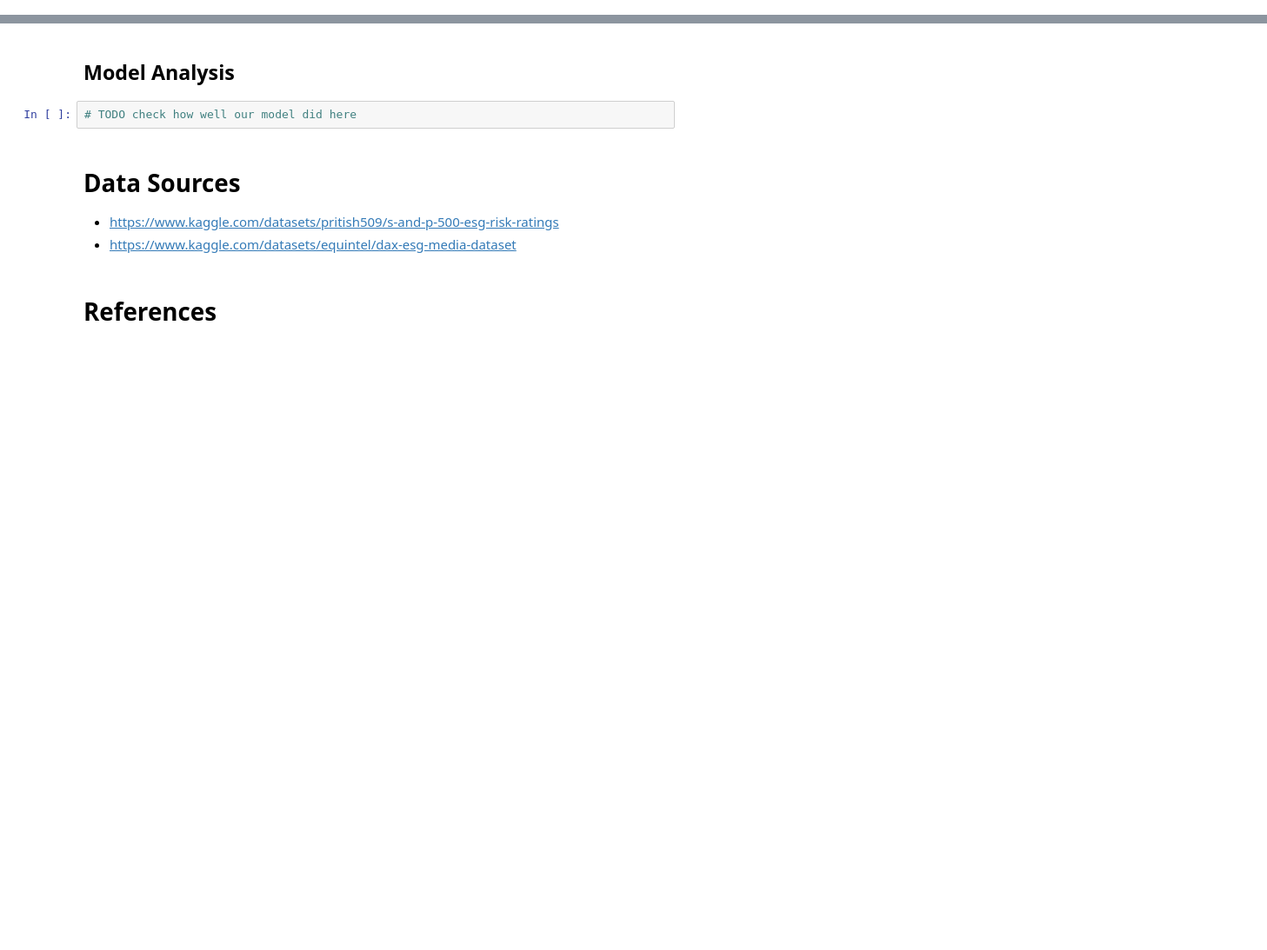
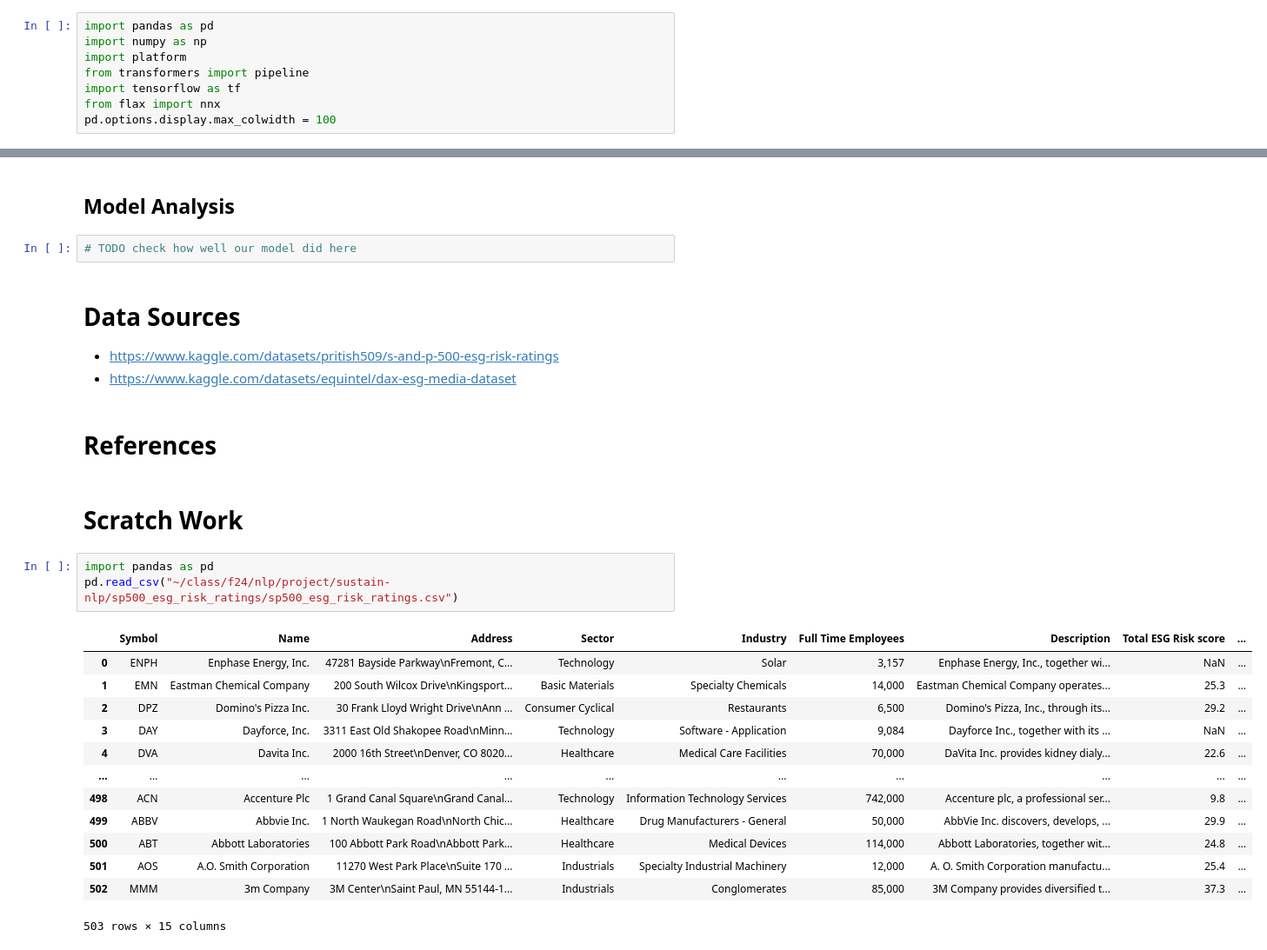
Before and after one commit to j-miskill/sustain-nlp, a Jupyter notebook: analysis.ipynb, the cells around one changed output, grey strips where cells are left out. Shown at 87% size. Saved outputs shown, nothing was run; the diff lists cells and outputs as text; blank space fills up the shorter version.

```diff
--- a/analysis.ipynb
+++ b/analysis.ipynb
@@ -5,4 +5,12 @@
 # %% [markdown]
 ### Scraped CDP Scores
 See [./download_csp_scores.py](./download_cdp_scores.py) for the CDP scores scraping code
+# %%
+import pandas as pd
+import numpy as np
+import platform
+from transformers import pipeline
+import tensorflow as tf
+from flax import nnx
+pd.options.display.max_colwidth = 100
 # %%
@@ -62,3 +85,22 @@ bow_matrix = vectorizer.fit(esg_documents_df['content'].fillna(''))
 - https://www.kaggle.com/datasets/equintel/dax-esg-media-dataset
 # %% [markdown]
 # References
+# %% [markdown]
+# Scratch Work
+# %%
+import pandas as pd
+pd.read_csv("~/class/f24/nlp/project/sustain-nlp/sp500_esg_risk_ratings/sp500_esg_risk_ratings.csv")
+# %% [output]
+|  | Symbol | Name | Address | Sector | Industry | Full Time Employees | Description | Total ESG Risk score | ... |
+| 0 | ENPH | Enphase Energy, Inc. | 47281 Bayside Parkway\nFremont, C... | Technology | Solar | 3,157 | Enphase Energy, Inc., together wi... | NaN | ... |
+| 1 | EMN | Eastman Chemical Company | 200 South Wilcox Drive\nKingsport... | Basic Materials | Specialty Chemicals | 14,000 | Eastman Chemical Company operates... | 25.3 | ... |
+| 2 | DPZ | Domino's Pizza Inc. | 30 Frank Lloyd Wright Drive\nAnn ... | Consumer Cyclical | Restaurants | 6,500 | Domino's Pizza, Inc., through its... | 29.2 | ... |
+| 3 | DAY | Dayforce, Inc. | 3311 East Old Shakopee Road\nMinn... | Technology | Software - Application | 9,084 | Dayforce Inc., together with its ... | NaN | ... |
+| 4 | DVA | Davita Inc. | 2000 16th Street\nDenver, CO 8020... | Healthcare | Medical Care Facilities | 70,000 | DaVita Inc. provides kidney dialy... | 22.6 | ... |
+| ... | ... | ... | ... | ... | ... | ... | ... | ... | ... |
+| 498 | ACN | Accenture Plc | 1 Grand Canal Square\nGrand Canal... | Technology | Information Technology Services | 742,000 | Accenture plc, a professional ser... | 9.8 | ... |
+| 499 | ABBV | Abbvie Inc. | 1 North Waukegan Road\nNorth Chic... | Healthcare | Drug Manufacturers - General | 50,000 | AbbVie Inc. discovers, develops, ... | 29.9 | ... |
+| 500 | ABT | Abbott Laboratories | 100 Abbott Park Road\nAbbott Park... | Healthcare | Medical Devices | 114,000 | Abbott Laboratories, together wit... | 24.8 | ... |
+| 501 | AOS | A.O. Smith Corporation | 11270 West Park Place\nSuite 170 ... | Industrials | Specialty Industrial Machinery | 12,000 | A. O. Smith Corporation manufactu... | 25.4 | ... |
+| 502 | MMM | 3m Company | 3M Center\nSaint Paul, MN 55144-1... | Industrials | Conglomerates | 85,000 | 3M Company provides diversified t... | 37.3 | ... |
+503 rows × 15 columns
```
Also changed, not shown: parts of 6 cells of this notebook, 4 other files.
